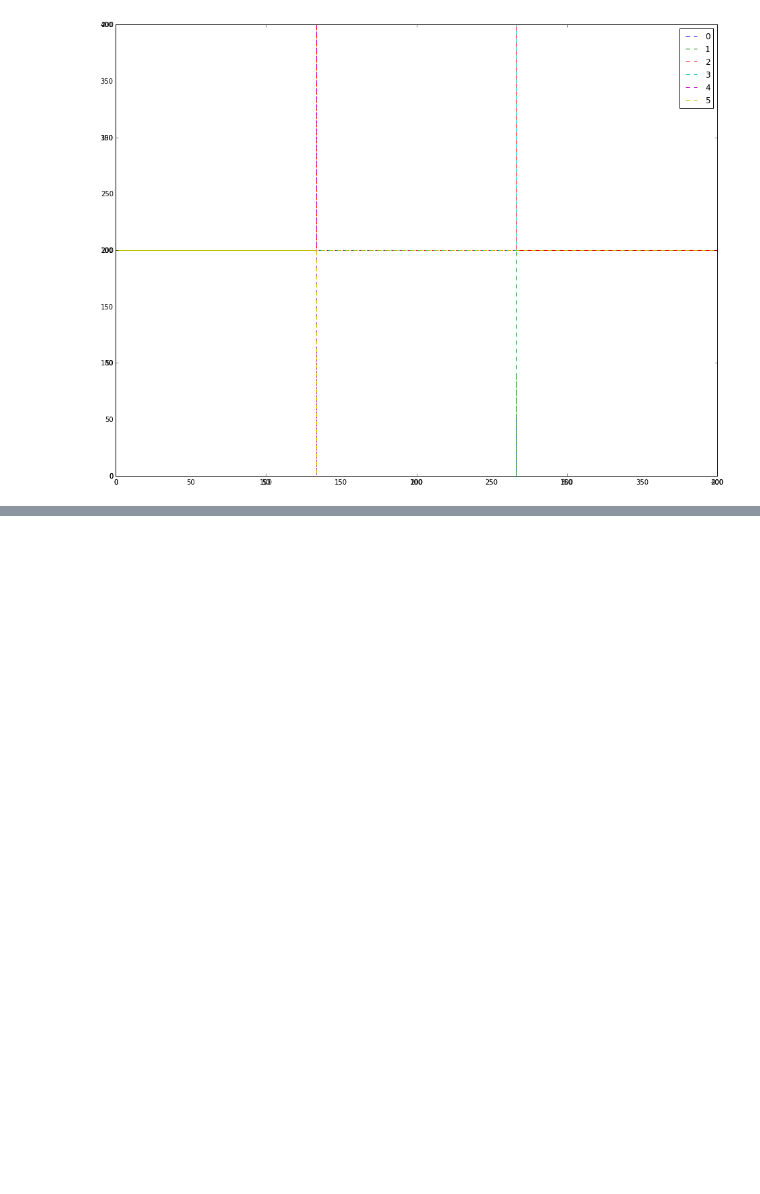
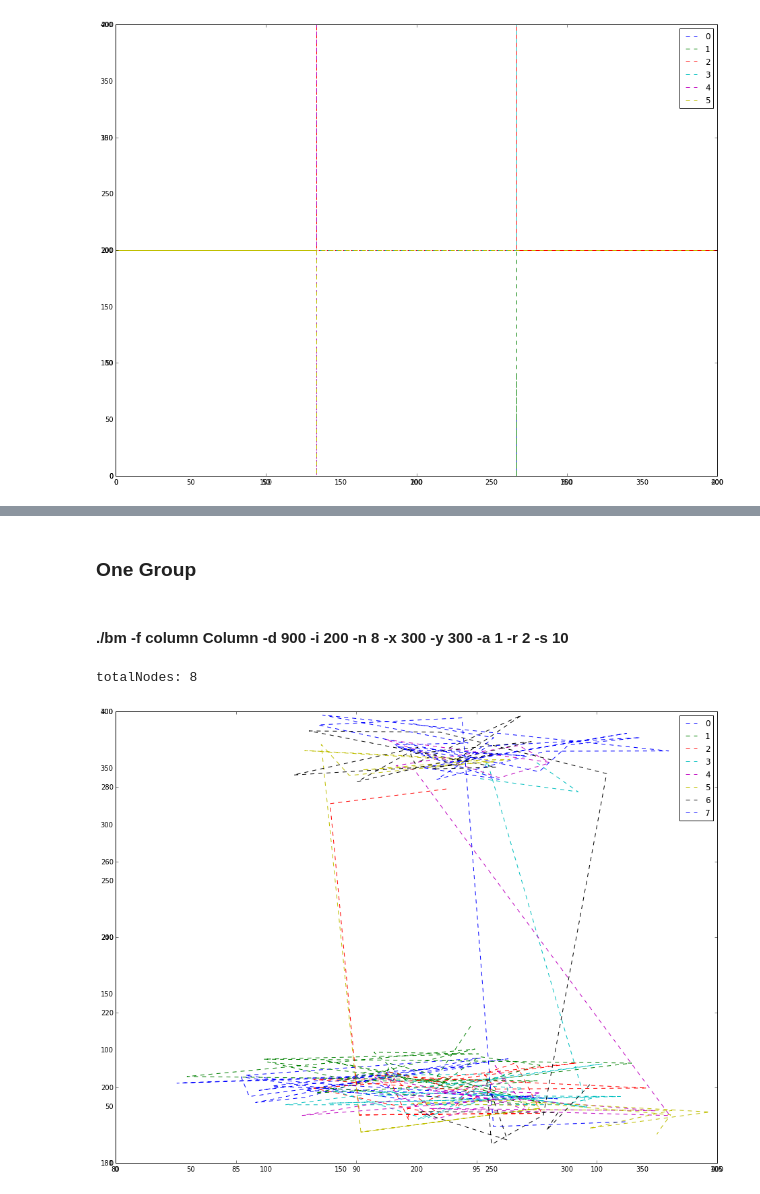
Before and after one commit to matiya/bonn-motion-parser, a Jupyter notebook: notebookMobility.ipynb, the cells around one changed output, grey strips where cells are left out. Drawn from its saved outputs; the diff is of its cells as text; code cells hidden in the pictures; blank space fills up the shorter version.

```diff
--- a/notebookMobility.ipynb
+++ b/notebookMobility.ipynb
@@ -150,0 +194,9 @@ totalNodes: 6
+# %% [markdown]
+### One Group
+# %% [markdown]
+#### ./bm -f column Column -d 900 -i 200 -n 8 -x 300 -y 300 -a 1 -r 2 -s 10
+# %%
+allNodes([1,"/home/default/workspace/bonnmotion-2.1/bin/column2.movements"])
+# %% [output]
+totalNodes: 8
+[figure, added]
```
Also changed, not shown: parts of 15 cells of this notebook.
